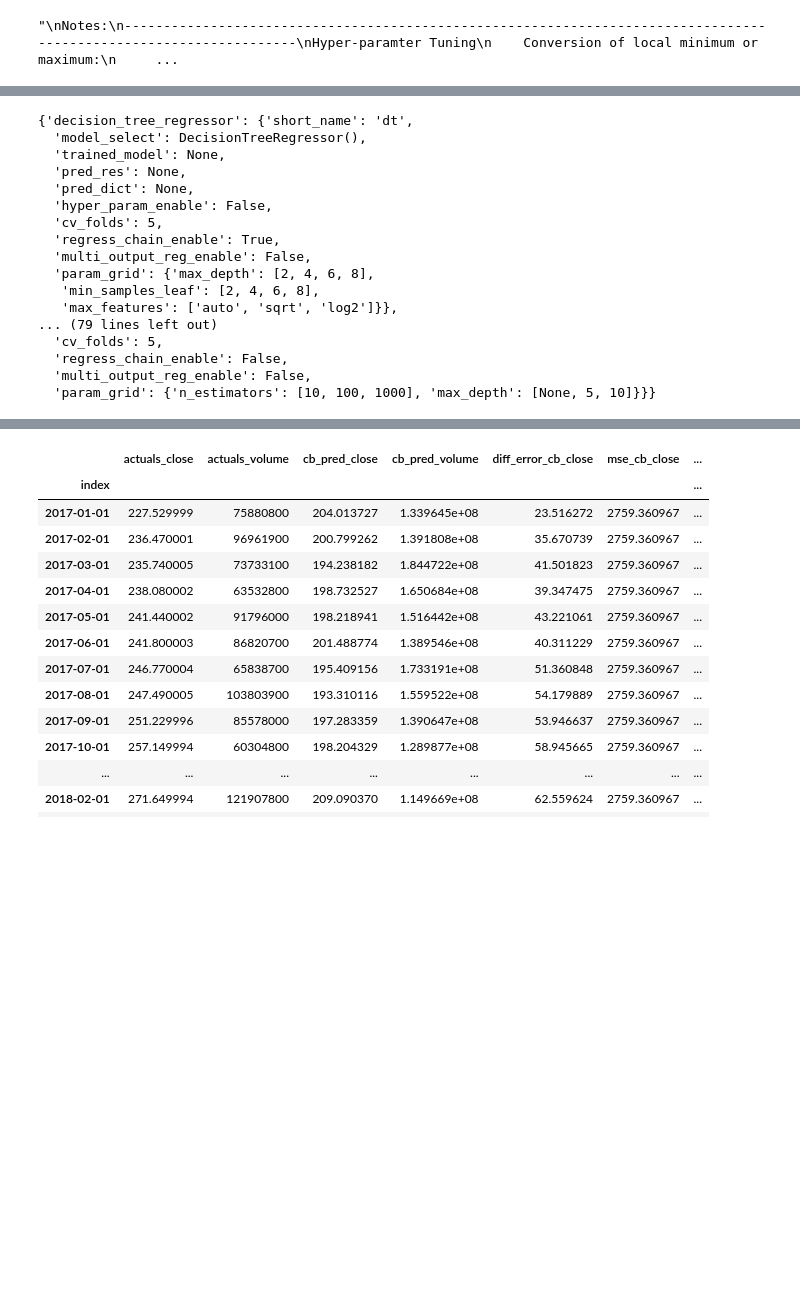
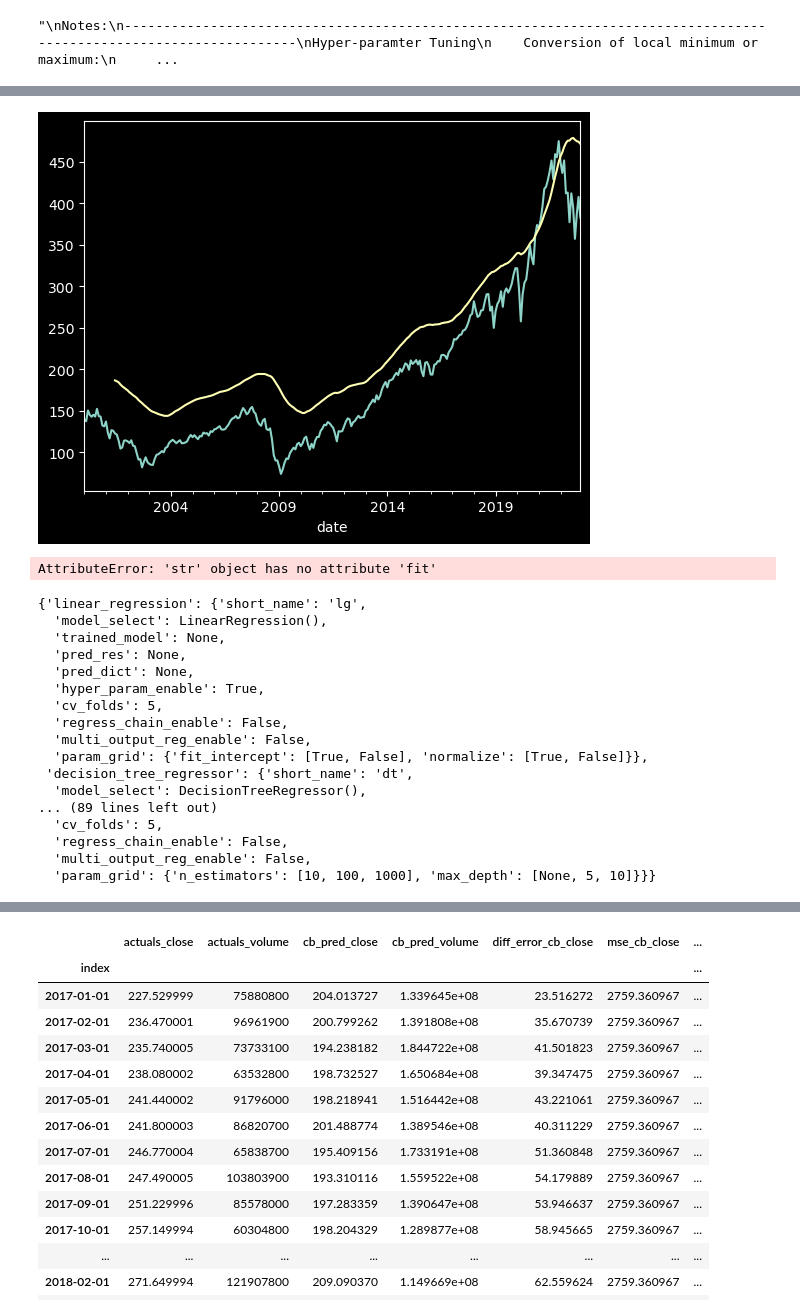
Before and after one commit to IllegalOpcode007/mlForecast, a Jupyter notebook: skLearnForecast.ipynb, the cells around one changed output, grey strips where cells are left out. Saved outputs shown, nothing was run; the diff lists cells and outputs as text; code cells hidden in the pictures; blank space fills up the shorter version.

```diff
--- a/skLearnForecast.ipynb
+++ b/skLearnForecast.ipynb
@@ -321,7 +328,7 @@ vti_df = pre_process(vti_df)
 
 
 df = spy_df.copy()
-df["close_avg"] = df["close"].rolling(12).mean()
+df["close_avg"] = df["close"].rolling(18).mean() + 50
 df["qqq_close"] = qqq_df["close"]
 #df["spy_close"] = spy_df["close"]
 #df["vti_close"] = vti_df["close"]
@@ -349,3 +339,9 @@ df
+# %%
+df["close"].plot()
+df["close_avg"].plot()
+plt.show()
+# %% [output]
+[figure, added]
 # %%
 """
 Preparation of all data
@@ -423,6 +419,24 @@ def data_prep(df, FORECAST_HORIZONS, back_test, TARGET, FEATURES, LAGS):
 
 
 X_train, y_train, forecast_df, forecast_inputs = data_prep(df, FORECAST_HORIZONS, back_test, TARGET, FEATURES, LAGS)
+# %%
+"""
+TO DO
+Incorporate Neural Nets from Keras. Look into RNN - LSTM rather than Multi-layer perceptron
+
+"""
+# Define the Multi-layer Perceptron (Simple Feed-forward neural network)
+MlpModel = Sequential()
+MlpModel.add(Dense(64, input_dim=X_train.shape[1], activation='relu'))
+MlpModel.add(Dense(64, activation='relu'))
+MlpModel.add(Dense(y_train.shape[1]))
+
+# Compile the model
+MlpModel.compile(loss='mean_squared_error', optimizer=Adam())
+
+model.fit(X_train, y_train, epochs=100, batch_size=32)
+# %% [output]
+AttributeError: 'str' object has no attribute 'fit'
 # %%
 """
 TODO:
@@ -435,6 +449,21 @@ TODO:
     7. Explore Hatch and organize code better
 """
 meta_model = {
+    "linear_regression": {
+        "short_name": "lg",
+        "model_select": LinearRegression(),
+        "trained_model": None,
+        "pred_res": None,
+        "pred_dict": None,
+        "hyper_param_enable": True,
+        "cv_folds": 5,
+        "regress_chain_enable": False,
+        "multi_output_reg_enable": False,
+        "param_grid": {
+            'fit_intercept': [True, False],
+            'normalize': [True, False],
+        },
+    },
     "decision_tree_regressor": {
         "short_name": "dt",
         "model_select": DecisionTreeRegressor(),
@@ -557,19 +586,19 @@ meta_model = {
 
 meta_model
 # %% [output]
-{'decision_tree_regressor': {'short_name': 'dt',
-  'model_select': DecisionTreeRegressor(),
+{'linear_regression': {'short_name': 'lg',
+  'model_select': LinearRegression(),
   'trained_model': None,
   'pred_res': None,
   'pred_dict': None,
-  'hyper_param_enable': False,
+  'hyper_param_enable': True,
   'cv_folds': 5,
-  'regress_chain_enable': True,
+  'regress_chain_enable': False,
   'multi_output_reg_enable': False,
-  'param_grid': {'max_depth': [2, 4, 6, 8],
-   'min_samples_leaf': [2, 4, 6, 8],
-   'max_features': ['auto', 'sqrt', 'log2']}},
-... (79 lines left out)
+  'param_grid': {'fit_intercept': [True, False], 'normalize': [True, False]}},
+ 'decision_tree_regressor': {'short_name': 'dt',
+  'model_select': DecisionTreeRegressor(),
+... (89 lines left out)
   'cv_folds': 5,
   'regress_chain_enable': False,
   'multi_output_reg_enable': False,
```
Also changed, not shown: parts of 10 cells of this notebook.
